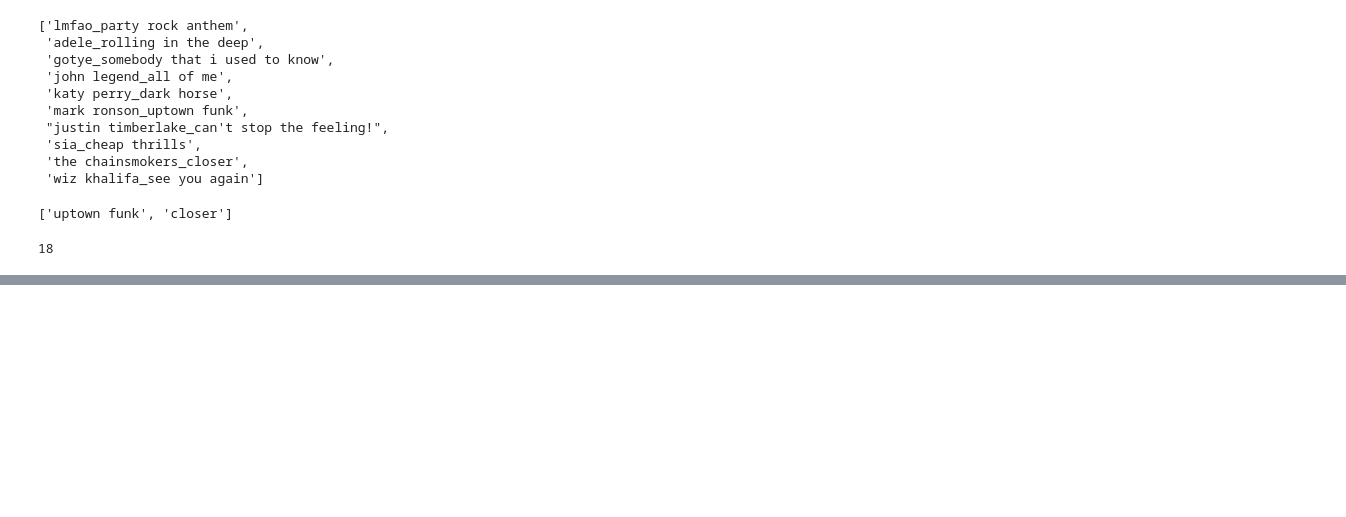
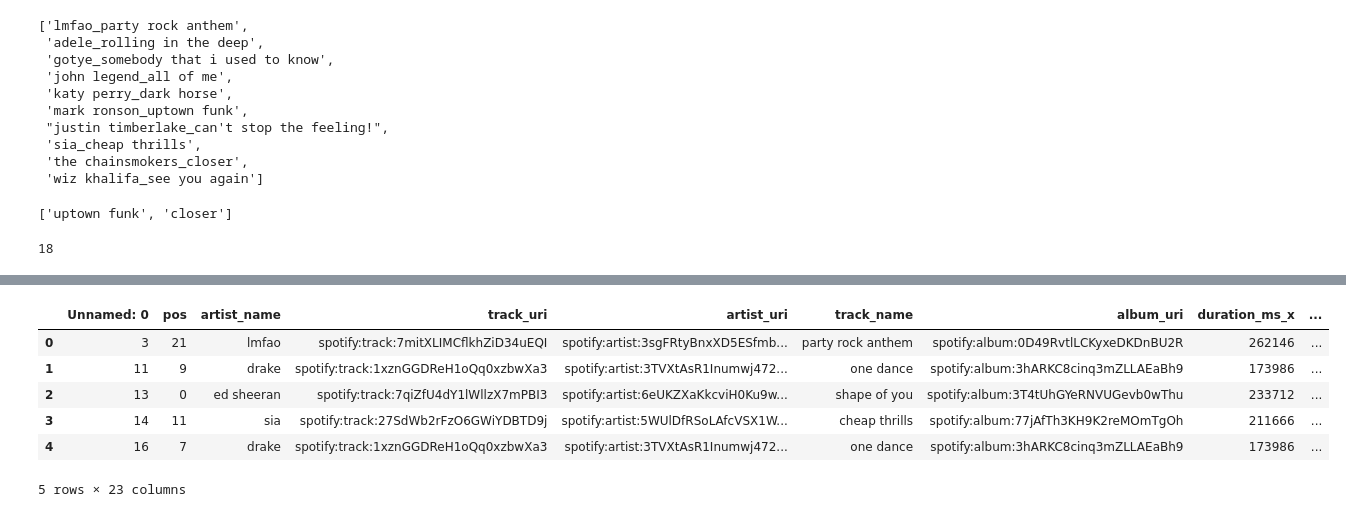
Before and after one commit to hayleymadden/spotify-user-playlist-trends, a Jupyter notebook: notebook/spotify_billboard_analysis.ipynb, the cells around one changed output, grey strips where cells are left out. Saved outputs shown, nothing was run; the diff lists cells and outputs as text; code cells hidden in the pictures; blank space fills up the shorter version.

```diff
--- a/notebook/spotify_billboard_analysis.ipynb
+++ b/notebook/spotify_billboard_analysis.ipynb
@@ -399,6 +244,7 @@ top_song_playlists.to_csv('../data/Spotify/top_song_playlists_tracks.csv')
 # %%
 #read in spotify results csv:
 spotify = pd.read_csv('../data/Spotify/top_song_playlists_tracks.csv')
+spotify.modified_at = pd.to_datetime(spotify.modified_at)
 # %%
 #convert all billboard data to compatible format
 billboard_data = billboard
@@ -564,0 +378,20 @@ spotify[spotify.key.isin(s_keys)].to_csv('../viz exports/spotify_top_perfomrers.
+# %%
+#spotify data export - all 18 top performers
+spotify18 = spotify[spotify.key.isin(top_song_keys)]
+# %%
+# Append the spotify dataframe with a "week of" grouping to sum playlist modifications over the billboard reporting week.
+#function - creates a date string for every 7 days from start date
+def daterange(start_date, end_date):
+    for n in range(0, int((end_date - start_date).days) +1, 7):
+        yield start_date + timedelta(n)
+
+#initiation - list
+billboard_weeks=[]
+
+# intitiation - parameters
+start = date(2010,1,9)
+end = date(2017,12,30)
+
+# append loop
+for dt in daterange(start, end):
+     billboard_weeks.append(str(dt.strftime('%Y-%m-%d')))
@@ -564,0 +418,12 @@ spotify[spotify.key.isin(s_keys)].to_csv('../viz exports/spotify_top_perfomrers.
+# %%
+billboard_week_df = pd.DataFrame(billboard_weeks, columns=["week_of"])
+billboard_week_df["week_of"] = pd.to_datetime(billboard_week_df["week_of"])
+billboard_week_df["Int Week"] = billboard_week_df["week_of"].apply(lambda x: x.weekofyear)
+billboard_week_df["Int Year"] = billboard_week_df["week_of"].apply(lambda x: x.year)
+
+spotify18["modified_at"] = pd.to_datetime(spotify18["modified_at"])
+spotify18["Int Week"] = spotify18["modified_at"].apply(lambda x: x.weekofyear)
+spotify18["Int Year"] = spotify18["modified_at"].apply(lambda x: x.year)
+spotify18[["modified_at", "Int Week", "Int Year"]]
+
+spotify18 = spotify18.merge(billboard_week_df, on=["Int Week", "Int Year"], how="left")
@@ -564,0 +446,10 @@ spotify[spotify.key.isin(s_keys)].to_csv('../viz exports/spotify_top_perfomrers.
+# %%
+spotify18.head()
+# %% [output]
+|  | Unnamed: 0 | pos | artist_name | track_uri | artist_uri | track_name | album_uri | duration_ms_x | ... |
+| 0 | 3 | 21 | lmfao | spotify:track:7mitXLIMCflkhZiD34uEQI | spotify:artist:3sgFRtyBnxXD5ESfmb... | party rock anthem | spotify:album:0D49RvtlLCKyxeDKDnBU2R | 262146 | ... |
+| 1 | 11 | 9 | drake | spotify:track:1xznGGDReH1oQq0xzbwXa3 | spotify:artist:3TVXtAsR1Inumwj472... | one dance | spotify:album:3hARKC8cinq3mZLLAEaBh9 | 173986 | ... |
+| 2 | 13 | 0 | ed sheeran | spotify:track:7qiZfU4dY1lWllzX7mPBI3 | spotify:artist:6eUKZXaKkcviH0Ku9w... | shape of you | spotify:album:3T4tUhGYeRNVUGevb0wThu | 233712 | ... |
+| 3 | 14 | 11 | sia | spotify:track:27SdWb2rFzO6GWiYDBTD9j | spotify:artist:5WUlDfRSoLAfcVSX1W... | cheap thrills | spotify:album:77jAfTh3KH9K2reMOmTgOh | 211666 | ... |
+| 4 | 16 | 7 | drake | spotify:track:1xznGGDReH1oQq0xzbwXa3 | spotify:artist:3TVXtAsR1Inumwj472... | one dance | spotify:album:3hARKC8cinq3mZLLAEaBh9 | 173986 | ... |
+5 rows × 23 columns
```
Also changed, not shown: parts of 42 cells of this notebook, 8 other files.
